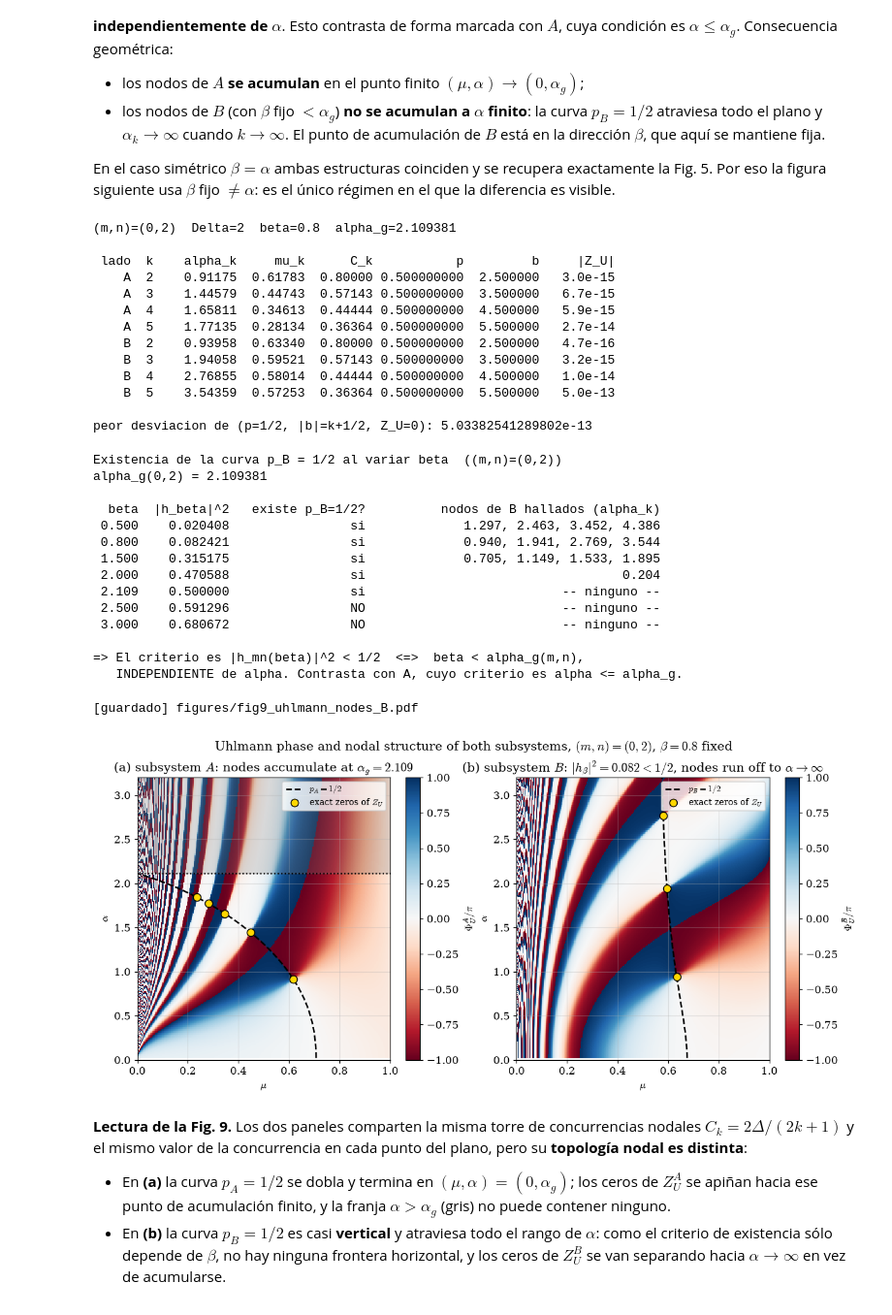
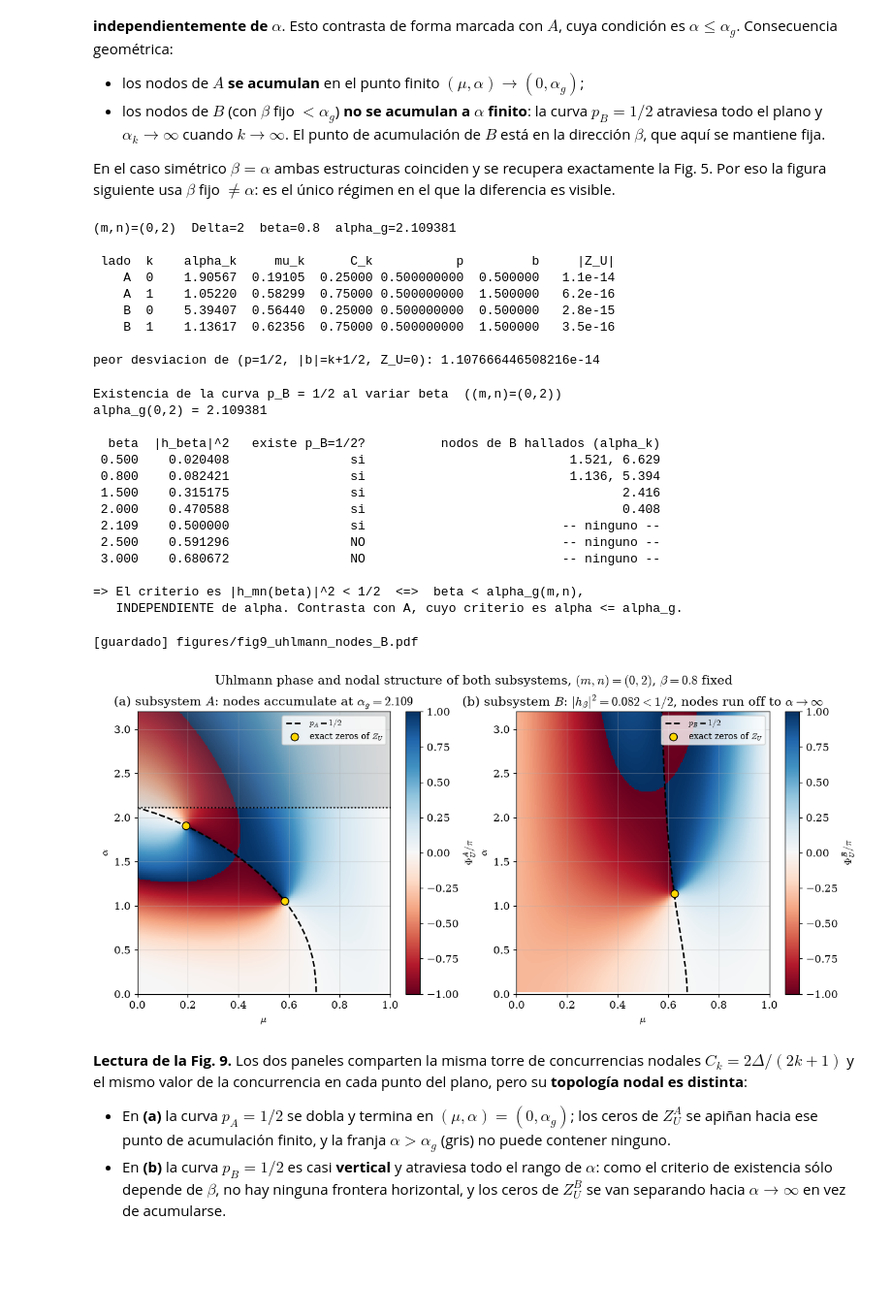
Before and after one commit to frojas371-a11y/prueba, a Jupyter notebook: notebook/pacs_berry_uhlmann.ipynb, the cells around one changed output. Shown at 97% size. Saved outputs shown, nothing was run; the diff lists cells and outputs as text; code cells hidden in the pictures; blank space fills up the shorter version.

```diff
--- a/notebook/pacs_berry_uhlmann.ipynb
+++ b/notebook/pacs_berry_uhlmann.ipynb
@@ -944,0 +1110,21 @@ diferencia maxima frente a la Tabla II publicada: 4.6329292020419466e-05
+# %%
+
+# ============================================================
+# Celda 15ter — Los nodos corregidos SON ceros; los del manuscrito no
+# ============================================================
+print("Nodos con la formula corregida  C_k = (2k+1)/(2*Delta),  k=0..Delta-1")
+print(f"{'Delta':>6}{'k':>3}{'C_k':>9}  {'|Tr[rho U_hol]| (ODE)':>22}")
+for D in [1, 2, 3]:
+    for k in nodal_k_range(D):
+        Ck = nodal_Ck(k, D)
+        _, v = uhlmann_ode(0.5, Ck, D, 2500)
+        print(f"{D:6d}{k:3d}{Ck:9.4f}  {abs(v):22.2e}")
+
+print("\nNodos que predecia el manuscrito  C_k = 2*Delta/(2k+1),  k>=Delta")
+print(f"{'Delta':>6}{'k':>3}{'C_k':>9}  {'|Tr[rho U_hol]| (ODE)':>22}")
+for D in [2]:
+    for k in [D, D + 1, D + 2]:
+        Ck = 2*D/(2*k + 1)
+        _, v = uhlmann_ode(0.5, Ck, D, 2500)
+        print(f"{D:6d}{k:3d}{Ck:9.4f}  {abs(v):22.4f}")
+print("\n=> Los primeros se anulan a ~1e-15; los segundos no se anulan en absoluto.")
@@ -1464,13 +1681,9 @@ def overlap_general(a1, n1, a2, n2):
 
 def uhlmann_phase_general(p, C, omega):
     """Fase de Uhlmann para CUALQUIER subsistema, admitiendo omega negativo
-    o nulo. omega=0 => camino trivial => holonomía trivial => fase 0."""
-    if omega == 0:
-        return 0.0
-    detrho = (C/2)**2
-    b = omega*np.sqrt(p*(1 - p)/detrho)
-    Z = (-1.0)**omega*np.cos(np.pi*b) - 1j*(omega*(1 - 2*p)/b)*np.sin(np.pi*b)
-    return np.angle(Z)
+    o nulo (omega=0 => camino trivial => holonomía trivial => fase 0).
+    Usa la b corregida de la Celda 14."""
+    return uhlmann_phase(p, C, omega)
 
 def correlated_params(mu, alpha, beta, m, n):
     """(p_A, p_B, C, omega_A, omega_B) de la familia correlacionada, beta != alpha."""
@@ -1720,7 +1933,7 @@ def C_on_half_curve(alpha, beta, m, n, side):
 def nodal_alphas(k, beta, m, n, side, amax=8.0, ngrid=900):
     """alpha_k: sobre la curva p_side=1/2, donde C alcanza C_k = 2*Delta/(2k+1)."""
     D = n - m
-    Ck = 2*D/(2*k + 1)
+    Ck = nodal_Ck(k, D)
     def f(a):
         _, C = C_on_half_curve(a, beta, m, n, side)
         return np.nan if C is None else C - Ck
@@ -1741,13 +1954,13 @@ print(f"\n{'lado':>5}{'k':>3}  {'alpha_k':>9}{'mu_k':>9}{'C_k':>9}"
       f"{'p':>12}{'b':>10}{'|Z_U|':>10}")
 worst = 0.0
 for side in ['A', 'B']:
-    for k in range(D, D + 4):
+    for k in nodal_k_range(D):
         for a in nodal_alphas(k, beta, m, n, side)[0]:
             mu, C = C_on_half_curve(a, beta, m, n, side)
             pA, pB, Cc = corr_p_and_C(mu, a, beta, m, n)
             p = pA if side == 'A' else pB
-            b = D*np.sqrt(p*(1 - p)/((Cc/2)**2))
-            Z = (-1.0)**D*np.cos(np.pi*b) - 1j*(D*(1 - 2*p)/b)*np.sin(np.pi*b)
+            b = uhlmann_b(p, Cc, D)
+            Z = uhlmann_ZU(p, Cc, D)
             worst = max(worst, abs(Z), abs(p - 0.5), abs(abs(b) - (k + 0.5)))
             print(f"{side:>5}{k:3d}  {a:9.5f}{mu:9.5f}{Cc:9.5f}"
                   f"{p:12.9f}{b:10.6f}{abs(Z):10.1e}")
@@ -1757,16 +1970,12 @@ assert worst < 1e-9
 (m,n)=(0,2)  Delta=2  beta=0.8  alpha_g=2.109381
 
  lado  k    alpha_k     mu_k      C_k           p         b     |Z_U|
-    A  2    0.91175  0.61783  0.80000 0.500000000  2.500000   3.0e-15
-    A  3    1.44579  0.44743  0.57143 0.500000000  3.500000   6.7e-15
-    A  4    1.65811  0.34613  0.44444 0.500000000  4.500000   5.9e-15
-    A  5    1.77135  0.28134  0.36364 0.500000000  5.500000   2.7e-14
-    B  2    0.93958  0.63340  0.80000 0.500000000  2.500000   4.7e-16
-    B  3    1.94058  0.59521  0.57143 0.500000000  3.500000   3.2e-15
-    B  4    2.76855  0.58014  0.44444 0.500000000  4.500000   1.0e-14
-    B  5    3.54359  0.57253  0.36364 0.500000000  5.500000   5.0e-13
+    A  0    1.90567  0.19105  0.25000 0.500000000  0.500000   1.1e-14
+    A  1    1.05220  0.58299  0.75000 0.500000000  1.500000   6.2e-16
+    B  0    5.39407  0.56440  0.25000 0.500000000  0.500000   2.8e-15
+    B  1    1.13617  0.62356  0.75000 0.500000000  1.500000   3.5e-16
 
-peor desviacion de (p=1/2, |b|=k+1/2, Z_U=0): 5.03382541289802e-13
+peor desviacion de (p=1/2, |b|=k+1/2, Z_U=0): 1.107666446508216e-14
 # %%
 
 # ============================================================
@@ -1779,7 +1988,7 @@ print(f"{'beta':>6}{'|h_beta|^2':>12}  {'existe p_B=1/2?':>16}   "
 for beta_t in [0.5, 0.8, 1.5, 2.0, 2.109381, 2.5, 3.0]:
     H2 = g_mn(beta_t, 0, 2)**2
     found = []
-    for k in range(2, 7):
+    for k in nodal_k_range(2):
         found += nodal_alphas(k, beta_t, 0, 2, 'B', amax=8.0)[0]
     existe = "si" if H2 < 0.5 else "NO"
     txt = ", ".join(f"{a:.3f}" for a in sorted(found)[:4]) if found else "-- ninguno --"
@@ -1791,10 +2000,10 @@ Existencia de la curva p_B = 1/2 al variar beta  ((m,n)=(0,2))
 alpha_g(0,2) = 2.109381
 
   beta  |h_beta|^2   existe p_B=1/2?          nodos de B hallados (alpha_k)
- 0.500    0.020408                si             1.297, 2.463, 3.452, 4.386
- 0.800    0.082421                si             0.940, 1.941, 2.769, 3.544
- 1.500    0.315175                si             0.705, 1.149, 1.533, 1.895
- 2.000    0.470588                si                                  0.204
+ 0.500    0.020408                si                           1.521, 6.629
+ 0.800    0.082421                si                           1.136, 5.394
+ 1.500    0.315175                si                                  2.416
+ 2.000    0.470588                si                                  0.408
  2.109    0.500000                si                          -- ninguno --
  2.500    0.591296                NO                          -- ninguno --
  3.000    0.680672                NO                          -- ninguno --
@@ -1806,7 +2015,7 @@ alpha_g(0,2) = 2.109381
 # ============================================================
 # Celda 30 — Figura 9: analogo de la Fig. 5 para el subsistema B
 # ============================================================
-def figura9(m=0, n=2, beta=0.8, amax=3.2, kmax=5, res=300):
+def figura9(m=0, n=2, beta=0.8, amax=3.2, res=300):
     """Mapa de fase de Uhlmann y estructura nodal de AMBOS subsistemas en el
     plano (mu, alpha), con beta fijo distinto de alpha (unico regimen en que
     A y B difieren; si beta = alpha ambos paneles serian la Fig. 5)."""
@@ -1835,35 +2044,35 @@ def figura9(m=0, n=2, beta=0.8, amax=3.2, kmax=5, res=300):
             mu = mu_half_curve(a, beta, m, n, side)
             if mu is not None:
                 mm.append(mu); aa.append(a)
         ax.plot(mm, aa, "k--", lw=1.7, label=rf"$p_{side}=1/2$")
         first = True
-        for k in range(D, D + kmax):
+        for k in nodal_k_range(D):
             for r in nodal_alphas(k, beta, m, n, side, amax=amax*2.2)[0]:
                 if r <= amax:
                     mu, _ = C_on_half_curve(r, beta, m, n, side)
                     ax.plot(mu, r, "o", color="gold", mec="k", ms=8, zorder=5,
                             label=r"exact zeros of $Z_U$" if first else None)
                     first = False
         ax.set_xlabel(r"$\mu$"); ax.set_ylabel(r"$\alpha$")
         ax.set_xlim(0, 1); ax.set_ylim(0, amax)
         ax.legend(loc="upper right", fontsize=9)
 
     axes[0].axhline(ag, color="k", ls=":", lw=1.4)
     axes[0].fill_between([0, 1], ag, amax, color="gray", alpha=0.25)
     axes[0].set_title(rf"(a) subsystem $A$: nodes accumulate at $\alpha_g={ag:.3f}$")
     H2 = g_mn(beta, m, n)**2
     axes[1].set_title(rf"(b) subsystem $B$: $|h_\beta|^2={H2:.3f}<1/2$, "
                       rf"nodes run off to $\alpha\to\infty$")
     fig.suptitle(r"Uhlmann phase and nodal structure of both subsystems, "
                  rf"$(m,n)=({m},{n})$, $\beta={beta}$ fixed")
     savefig(fig, "fig9_uhlmann_nodes_B")
     plt.show()
     return fig
 
 figura9();
 # %% [output]
 [guardado] figures/fig9_uhlmann_nodes_B.pdf
-[figure, old version]
+[figure, new version]
 # %% [markdown]
 
 **Lectura de la Fig. 9.** Los dos paneles comparten la misma torre de
```
Also changed, not shown: parts of 13 cells of this notebook, 22 other files.
